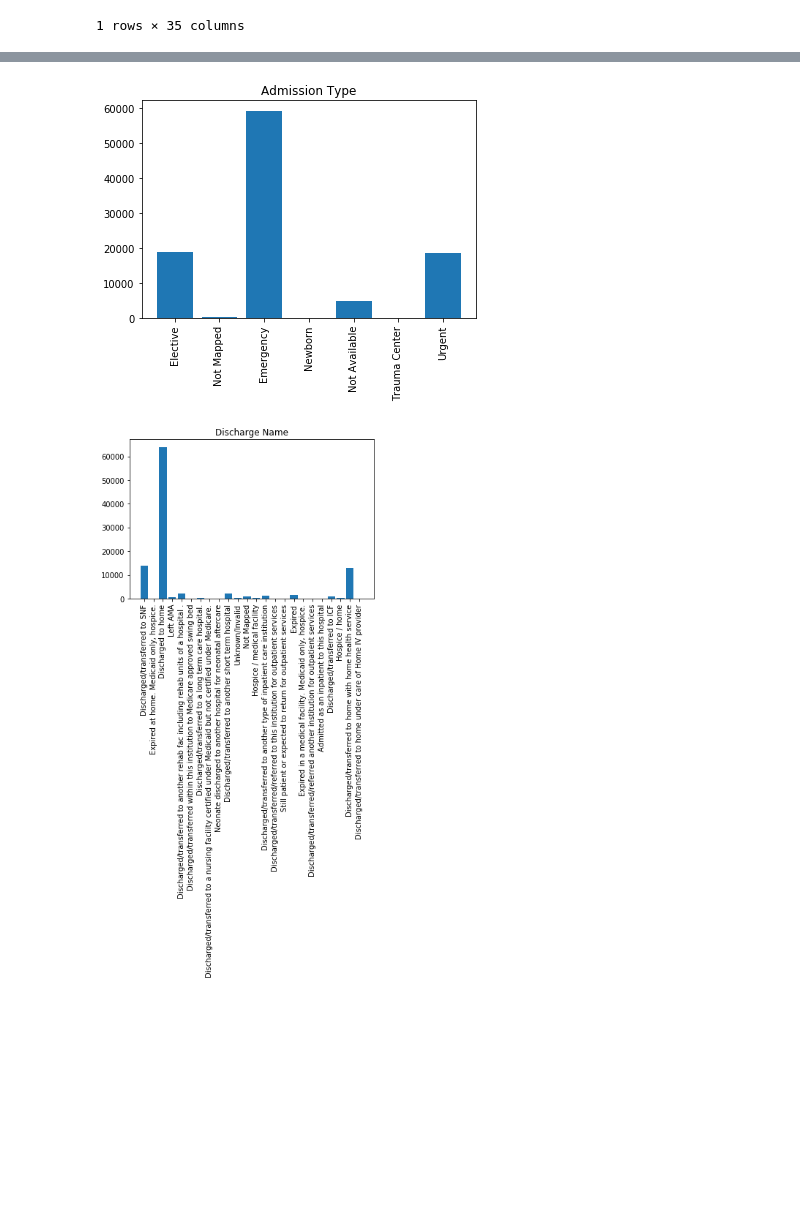
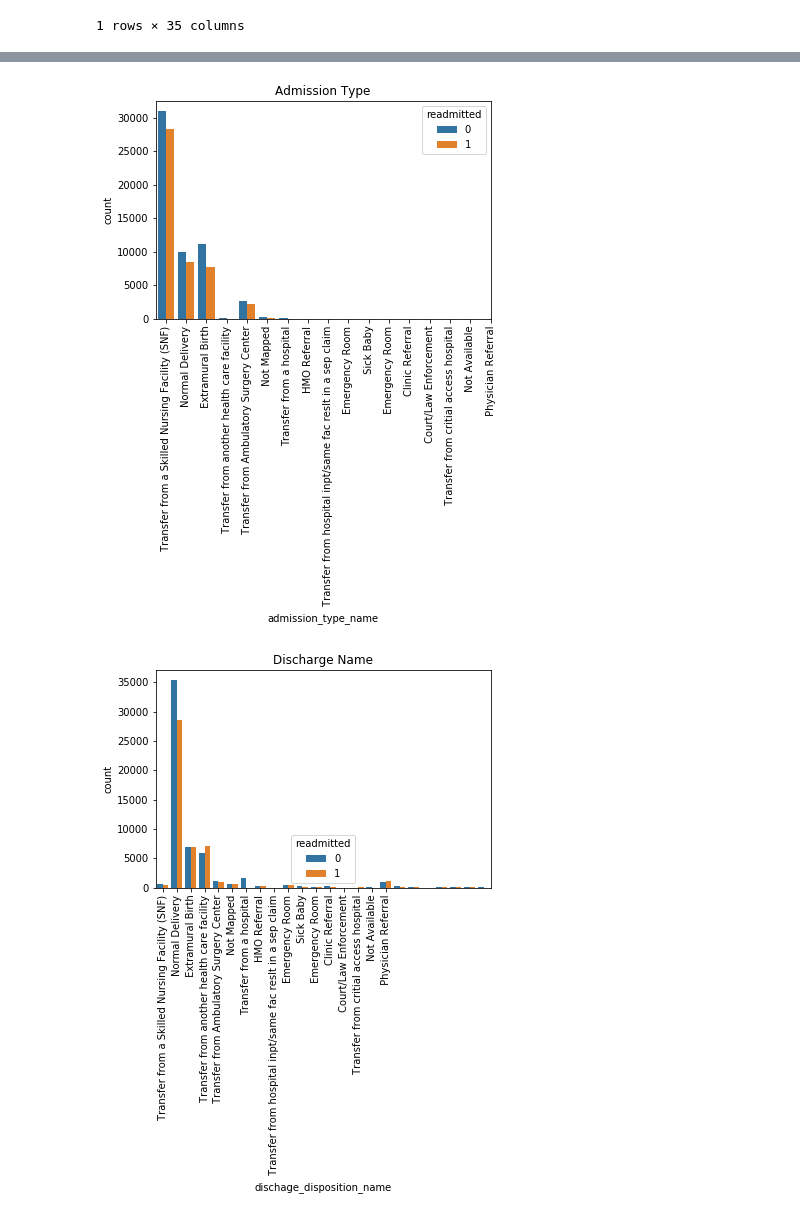
Before and after one commit to Laxman-Kumar/Hospital-Readmission-based-on-DiabetesData, a Jupyter notebook: BDASaheb.ipynb, the cells around one changed output, grey strips where cells are left out. Drawn from its saved outputs; the diff is of its cells as text; code cells hidden in the pictures; blank space fills up the shorter version.

Commit message:
EDA using readmitted

```diff
--- a/BDASaheb.ipynb
+++ b/BDASaheb.ipynb
@@ -79,39 +78,27 @@ import matplotlib.pyplot as plt
 # %%
 import matplotlib.pyplot as plt
 import numpy as np
 
 # Show histogram of the 'admission_type_name' column
-d = df.groupBy("admission_type_name").count().toPandas()
-
-
-height = d['count']
-bars = d['admission_type_name']
-y_pos = np.arange(len(bars))
 
 # Create bars
-plt.bar(y_pos, height)
+sns.countplot(x = 'admission_type_name', data = df.toPandas(), hue ='readmitted')
 
 # Create names on the x-axis
 plt.xticks(y_pos, bars, rotation = 90)
 
 # Adding Title
 plt.title('Admission Type')
 
 # Show graphic
 plt.show()
 # %% [output]
-[figure, old version]
+[figure, new version]
 # %%
 # Show histogram of the 'dischage_disposition_name' column
-d = df.groupBy("dischage_disposition_name").count().toPandas()
-
-
-height = d['count']
-bars = d['dischage_disposition_name']
-y_pos = np.arange(len(bars))
 
 # Create bars
-plt.bar(y_pos, height)
+sns.countplot(x = 'dischage_disposition_name', data = df.toPandas(), hue ='readmitted')
 
 # Create names on the x-axis
 plt.xticks(y_pos, bars, rotation = 90)
@@ -122,6 +109,6 @@ plt.title('Discharge Name')
 # Show graphic
 plt.show()
 # %% [output]
-[figure, old version]
+[figure, new version]
 # %%
 # Show histogram of the 'admission_source_name' column
```
Also changed, not shown: parts of 5 cells of this notebook.
